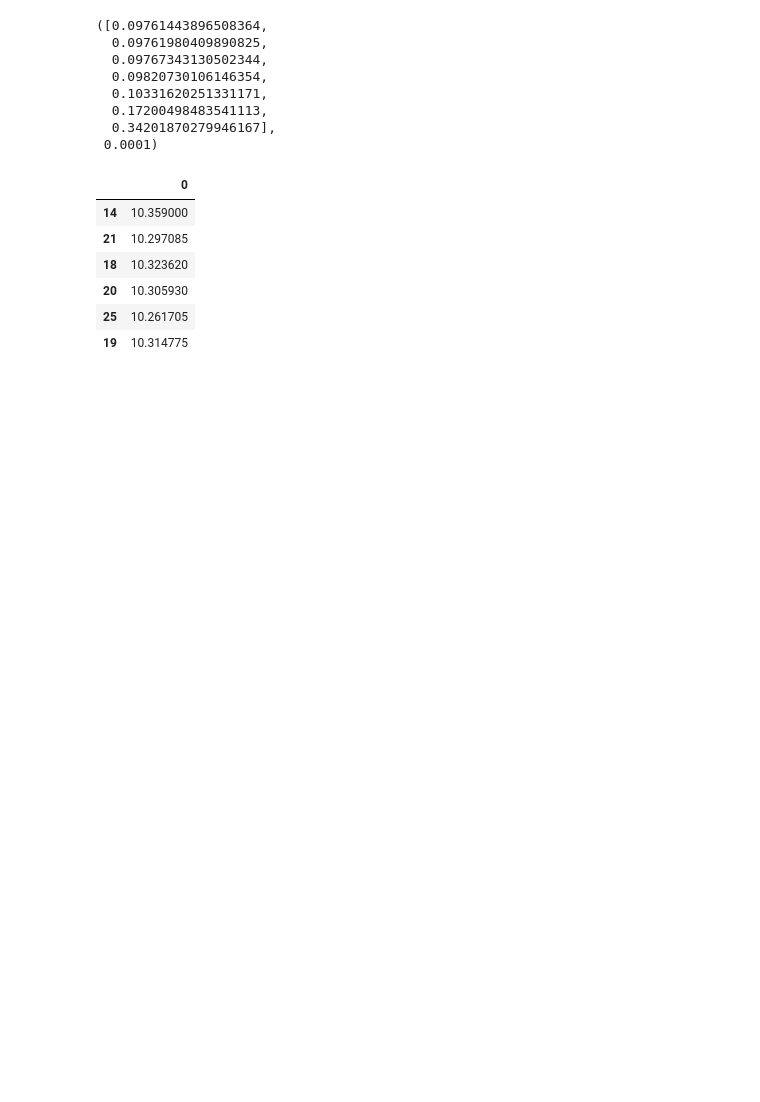
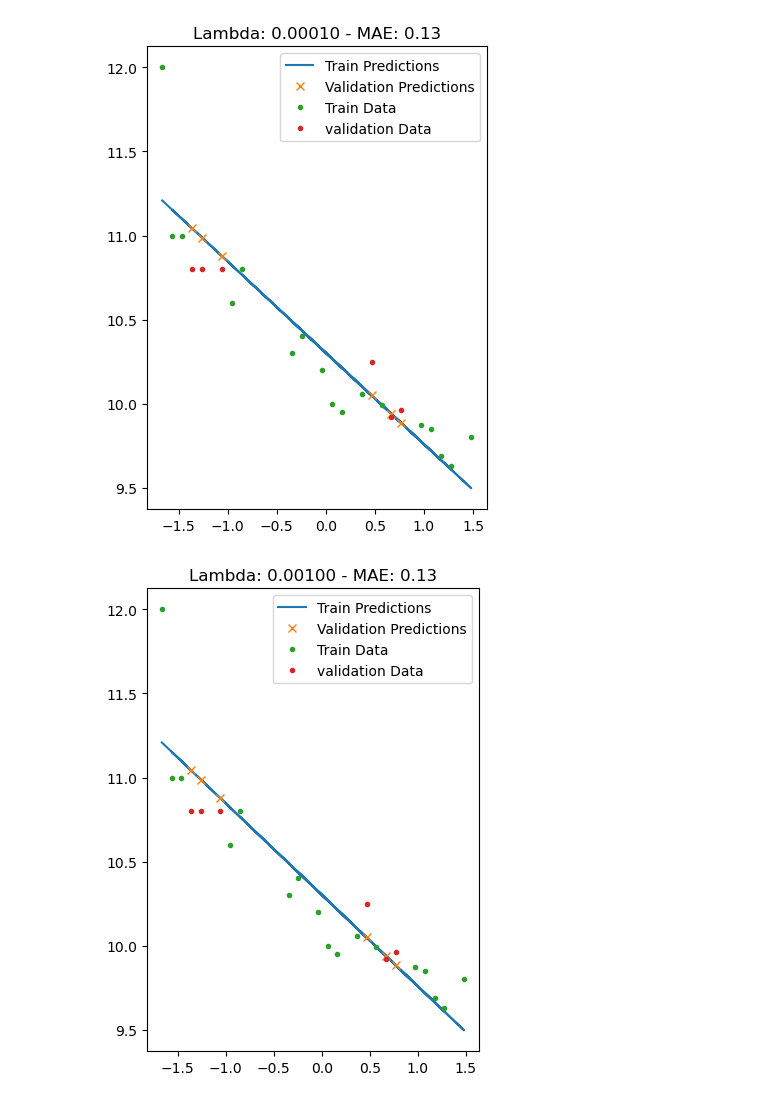
Before and after one commit to sararst/Malis, a Jupyter notebook: proj3/task2 copy.ipynb, the cells around one changed output. Saved outputs shown, nothing was run; the diff lists cells and outputs as text; code cells hidden in the pictures; blank space fills up the shorter version.

```diff
--- a/proj3/task2 copy.ipynb
+++ b/proj3/task2 copy.ipynb
@@ -29,7 +30,0 @@ X = X[['intercept'] + predictor]  # b0 = intercept, w1 = year
-# %%
-X_test = test[predictor]
-y_test = test[target]
-
-X_test = (X_test - x_mean) / x_std
-X_test['intercept'] = 1
-X_test = X_test[['intercept'] + predictor]  # b0 = intercept, w1 = year
@@ -50,11 +30,0 @@ for l in lambda_values:
-# %%
-errors, best_l
-# %% [output]
-([0.09761443896508364,
-  0.09761980409890825,
-  0.09767343130502344,
-  0.09820730106146354,
-  0.10331620251331171,
-  0.17200498483541113,
-  0.34201870279946167],
- 0.0001)
@@ -63,10 +31,49 @@ predictions = ridge_model.ridge_predict(X_test)
-# %%
-predictions
-# %% [output]
-|  | 0 |
-| 14 | 10.359000 |
-| 21 | 10.297085 |
-| 18 | 10.323620 |
-| 20 | 10.305930 |
-| 25 | 10.261705 |
-| 19 | 10.314775 |
+# %%
+X_test = (X_test - x_mean) / x_std
+X_test = X_test.reshape(len(X_test), 1)
+
+X_val = (X_val - x_mean) / x_std
+X_val = X_val.reshape(len(X_val), 1)
+# %%
+poly = PolynomialFeatures(1)
+X_train = poly.fit_transform(X_train)
+X_test = poly.fit_transform(X_test)
+X_val = poly.fit_transform(X_val)
+# %%
+lambda_values = [10**i for i in range(-4, 3)]
+errors = []
+min_error = inf
+best_l = 0
+for l in lambda_values:
+    ridge_model = Ridge_(l)
+    w = ridge_model.ridge_fit(X_train, y_train)
+    y_hat = ridge_model.ridge_predict(X_train)
+    pred = ridge_model.ridge_predict(X_val)
+    # Convert lambda to an integer for subplot index
+    l_index = lambda_values.index(l) + 1
+    e = mean_absolute_error(y_val, pred)
+    errors.append(e)
+    if e < min_error:
+        min_error = e
+        best_l = l
+    plt.figure(figsize=(15, 10))
+    plt.subplot(2, 4, l_index)
+    plt.tight_layout()
+    plt.plot(X_train[:, 1], y_hat, label='Train Predictions')
+    plt.plot(X_val[:, 1], pred, 'x', label='Validation Predictions')
+    plt.plot(X_train[:, 1], y_train, '.', label='Train Data')
+    plt.plot(X_val[:, 1], y_val, '.', label='validation Data')
+    plt.title('Lambda: {:.5f} - MAE: {:.2f}'.format(l, mean_absolute_error(y_val, pred)))
+    plt.legend()
+
+# Plotting MAE vs Log(Lambda)
+plt.figure(figsize=(10, 6))
+plt.plot(np.log10(lambda_values), errors, marker='o')
+plt.title('Ridge Regularization: MAE vs Log(Lambda)')
+plt.xlabel('Log(Lambda)')
+plt.ylabel('Mean Absolute Error (MAE)')
+plt.grid(True)
+plt.show()
+# %% [output]
+[figure, added]
+[figure, added]
```
Also changed, not shown: parts of 18 cells of this notebook.
